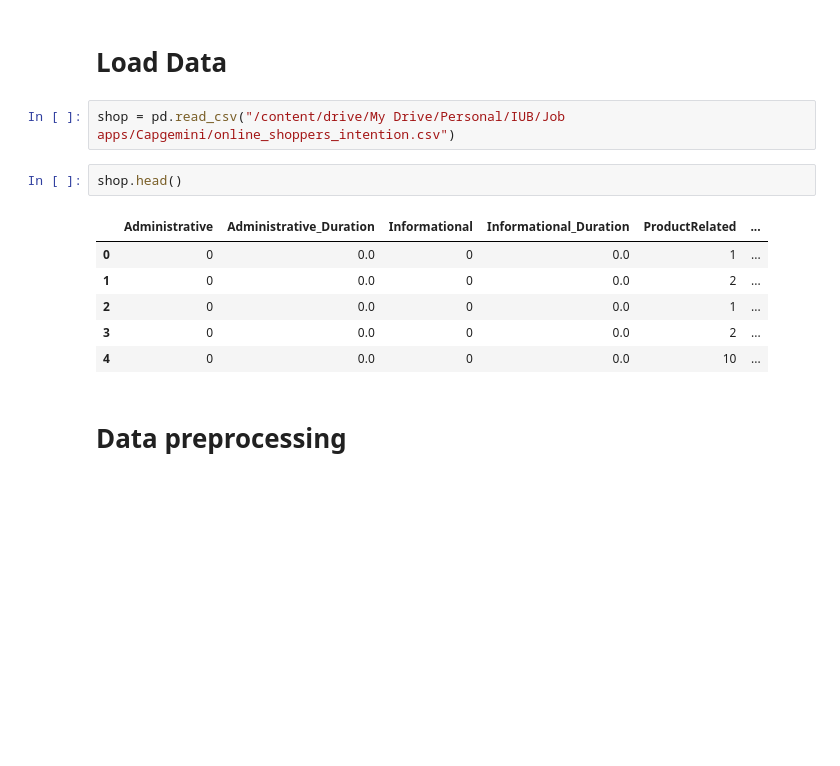
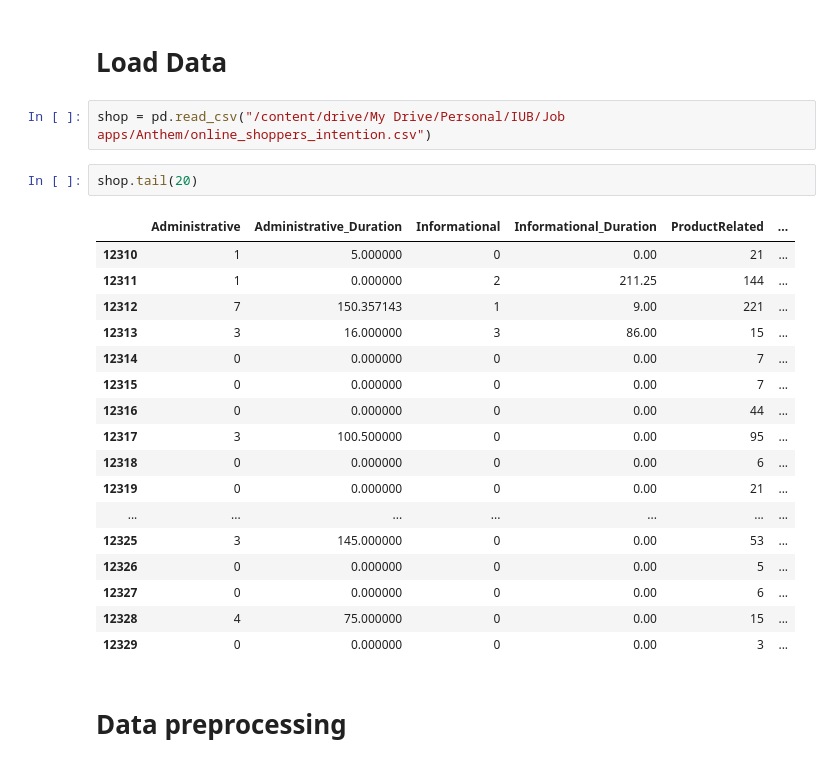
Before and after one commit to pati-dev/predict-shopping-intention, a Jupyter notebook: predict_purchase.ipynb, the cells around one changed output. Cells and saved outputs as stored; diff of their text form; blank space fills up the shorter version.

```diff
--- a/predict_purchase.ipynb
+++ b/predict_purchase.ipynb
@@ -18,16 +18,27 @@ from sklearn import metrics
 # %% [markdown]
 # Load Data
 # %%
-shop = pd.read_csv("/content/drive/My Drive/Personal/IUB/Job apps/Capgemini/online_shoppers_intention.csv")
+shop = pd.read_csv("/content/drive/My Drive/Personal/IUB/Job apps/Anthem/online_shoppers_intention.csv")
-# %%
-shop.head()
-# %% [output]
-|  | Administrative | Administrative_Duration | Informational | Informational_Duration | ProductRelated | ... |
-| 0 | 0 | 0.0 | 0 | 0.0 | 1 | ... |
-| 1 | 0 | 0.0 | 0 | 0.0 | 2 | ... |
-| 2 | 0 | 0.0 | 0 | 0.0 | 1 | ... |
-| 3 | 0 | 0.0 | 0 | 0.0 | 2 | ... |
-| 4 | 0 | 0.0 | 0 | 0.0 | 10 | ... |
+# %%
+shop.tail(20)
+# %% [output]
+|  | Administrative | Administrative_Duration | Informational | Informational_Duration | ProductRelated | ... |
+| 12310 | 1 | 5.000000 | 0 | 0.00 | 21 | ... |
+| 12311 | 1 | 0.000000 | 2 | 211.25 | 144 | ... |
+| 12312 | 7 | 150.357143 | 1 | 9.00 | 221 | ... |
+| 12313 | 3 | 16.000000 | 3 | 86.00 | 15 | ... |
+| 12314 | 0 | 0.000000 | 0 | 0.00 | 7 | ... |
+| 12315 | 0 | 0.000000 | 0 | 0.00 | 7 | ... |
+| 12316 | 0 | 0.000000 | 0 | 0.00 | 44 | ... |
+| 12317 | 3 | 100.500000 | 0 | 0.00 | 95 | ... |
+| 12318 | 0 | 0.000000 | 0 | 0.00 | 6 | ... |
+| 12319 | 0 | 0.000000 | 0 | 0.00 | 21 | ... |
+| ... | ... | ... | ... | ... | ... | ... |
+| 12325 | 3 | 145.000000 | 0 | 0.00 | 53 | ... |
+| 12326 | 0 | 0.000000 | 0 | 0.00 | 5 | ... |
+| 12327 | 0 | 0.000000 | 0 | 0.00 | 6 | ... |
+| 12328 | 4 | 75.000000 | 0 | 0.00 | 15 | ... |
+| 12329 | 0 | 0.000000 | 0 | 0.00 | 3 | ... |
 # %% [markdown]
 # Data preprocessing
 # %%
```
Also changed, not shown: parts of 6 cells of this notebook.
